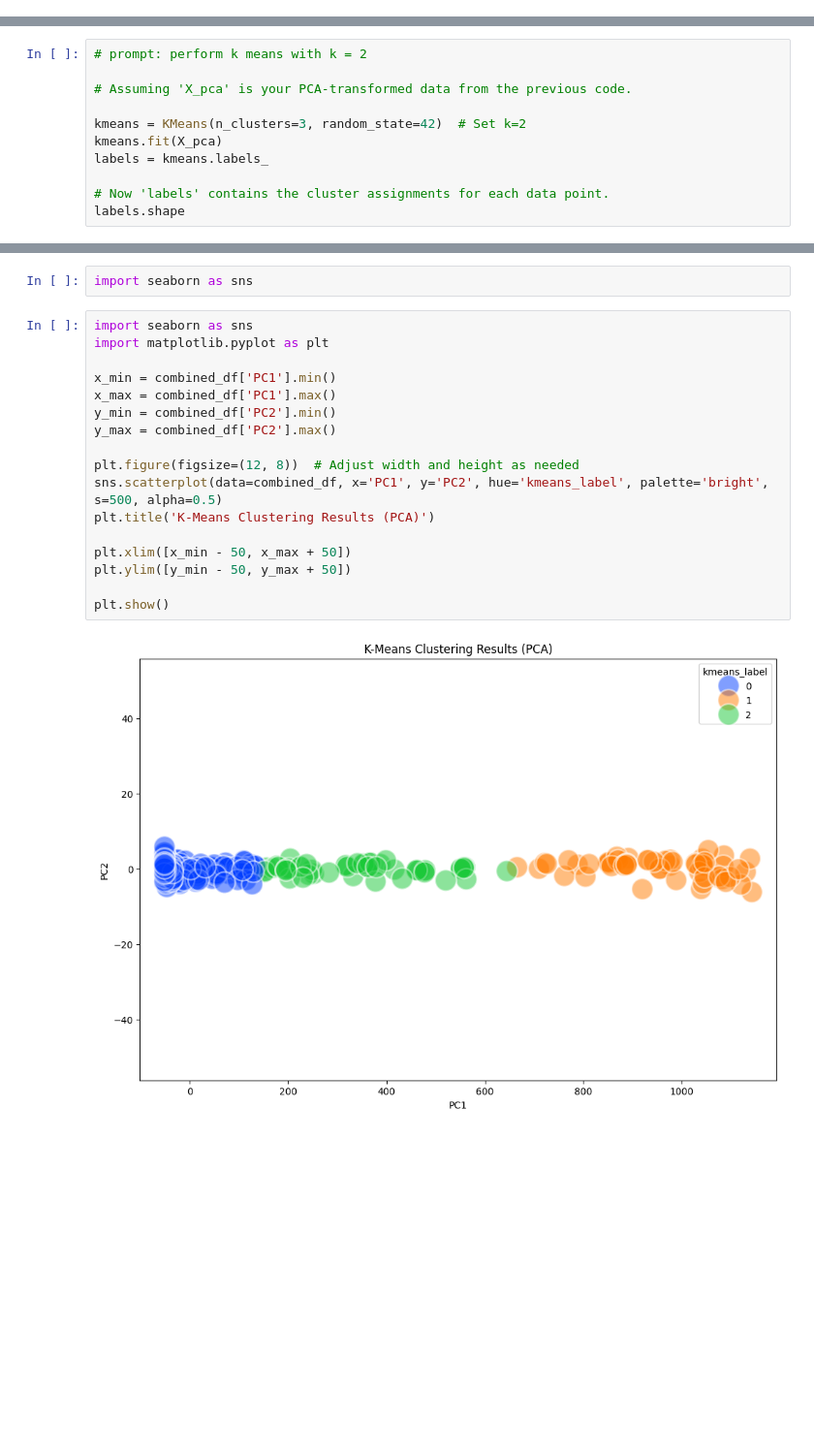
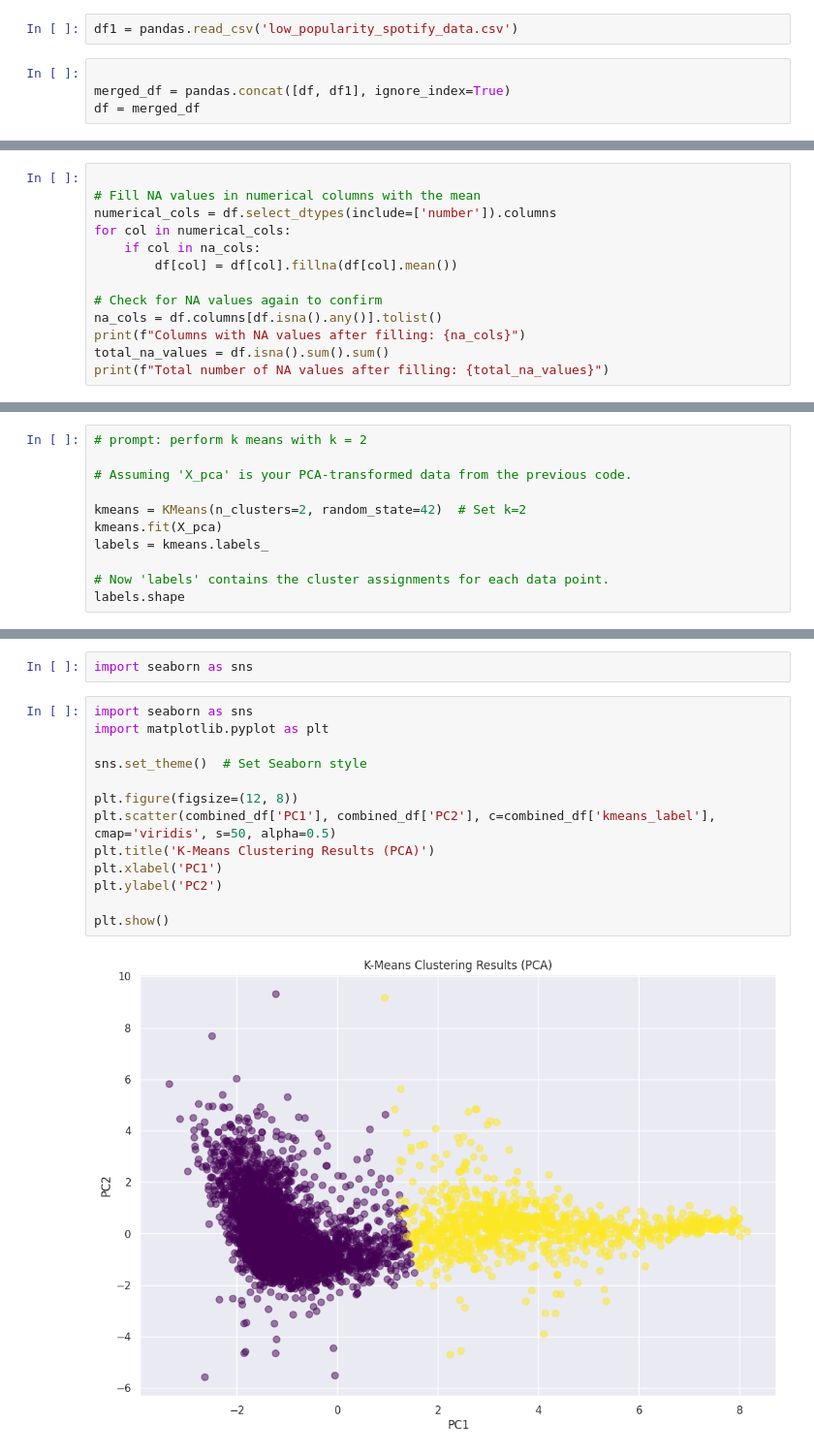
Before and after one commit to Ruthuvikas/Spotify-Clustering, a Jupyter notebook: popular_spotify_songs.ipynb, the cells around one changed output, grey strips where cells are left out. Shown at 97% size. Saved outputs shown, nothing was run; the diff lists cells and outputs as text; blank space fills up the shorter version.

```diff
--- a/popular_spotify_songs.ipynb
+++ b/popular_spotify_songs.ipynb
@@ -17,6 +17,12 @@ import tqdm
 df = pandas.read_csv('high_popularity_spotify_data.csv')
 # %% [output]
 Archive:  /content/drive/MyDrive/spotify.zip
+# %%
+df1 = pandas.read_csv('low_popularity_spotify_data.csv')
+# %%
+
+merged_df = pandas.concat([df, df1], ignore_index=True)
+df = merged_df
 # %%
 df.head()
 # %% [output]
@@ -49,0 +56,13 @@ Total number of NA values in the dataset: 1
+# %%
+
+# Fill NA values in numerical columns with the mean
+numerical_cols = df.select_dtypes(include=['number']).columns
+for col in numerical_cols:
+    if col in na_cols:
+        df[col] = df[col].fillna(df[col].mean())
+
+# Check for NA values again to confirm
+na_cols = df.columns[df.isna().any()].tolist()
+print(f"Columns with NA values after filling: {na_cols}")
+total_na_values = df.isna().sum().sum()
+print(f"Total number of NA values after filling: {total_na_values}")
@@ -257,7 +279,7 @@ Optimal k (Silhouette Method): 2
 
 # Assuming 'X_pca' is your PCA-transformed data from the previous code.
 
-kmeans = KMeans(n_clusters=3, random_state=42)  # Set k=2
+kmeans = KMeans(n_clusters=2, random_state=42)  # Set k=2
 kmeans.fit(X_pca)
 labels = kmeans.labels_
 
@@ -325,19 +347,15 @@ import seaborn as sns
 # %%
 import seaborn as sns
 import matplotlib.pyplot as plt
 
-x_min = combined_df['PC1'].min()
-x_max = combined_df['PC1'].max()
-y_min = combined_df['PC2'].min()
-y_max = combined_df['PC2'].max()
+sns.set_theme()  # Set Seaborn style
 
-plt.figure(figsize=(12, 8))  # Adjust width and height as needed
-sns.scatterplot(data=combined_df, x='PC1', y='PC2', hue='kmeans_label', palette='bright', s=500, alpha=0.5)
+plt.figure(figsize=(12, 8))
+plt.scatter(combined_df['PC1'], combined_df['PC2'], c=combined_df['kmeans_label'], cmap='viridis', s=50, alpha=0.5)
 plt.title('K-Means Clustering Results (PCA)')
-
-plt.xlim([x_min - 50, x_max + 50])
-plt.ylim([y_min - 50, y_max + 50])
+plt.xlabel('PC1')
+plt.ylabel('PC2')
 
 plt.show()
 # %% [output]
-[figure, old version]
+[figure, new version]
```
Also changed, not shown: parts of 18 cells of this notebook.
